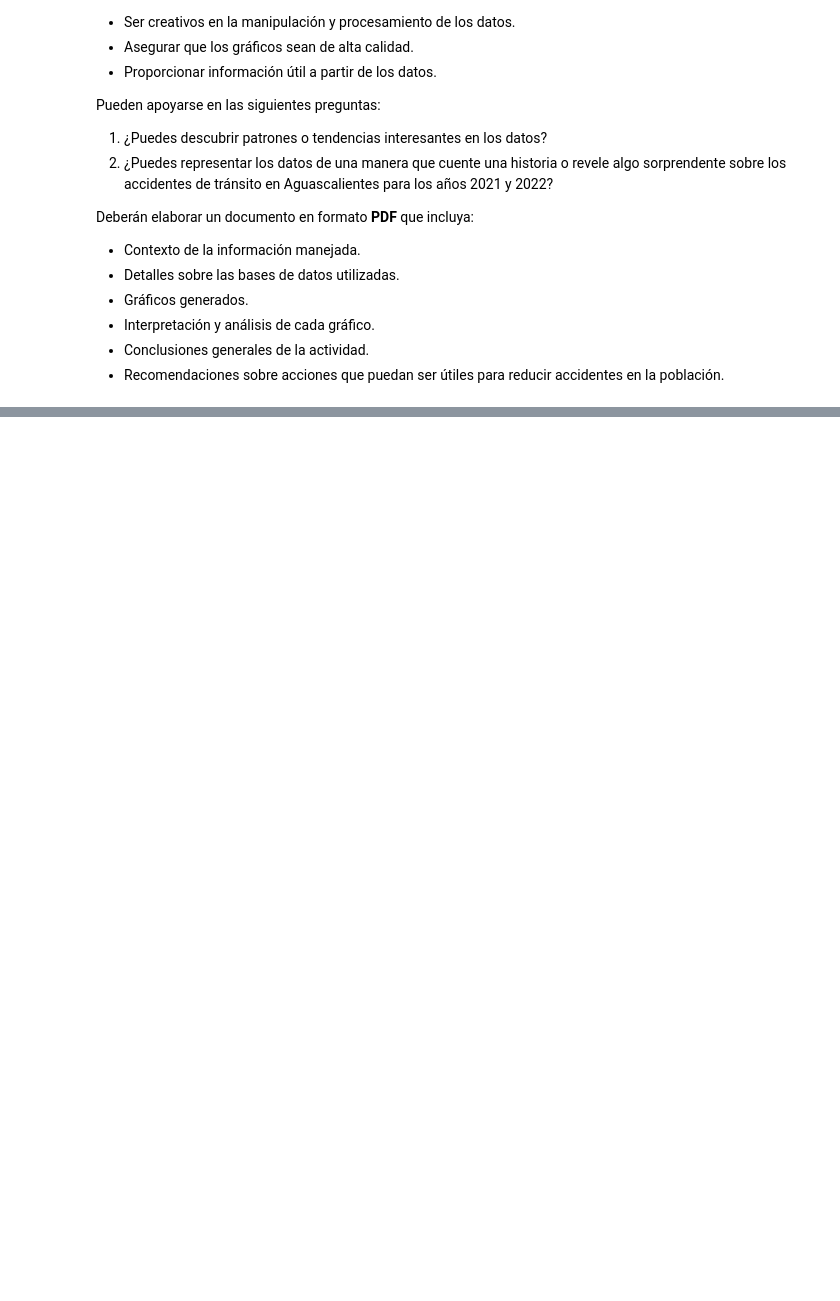
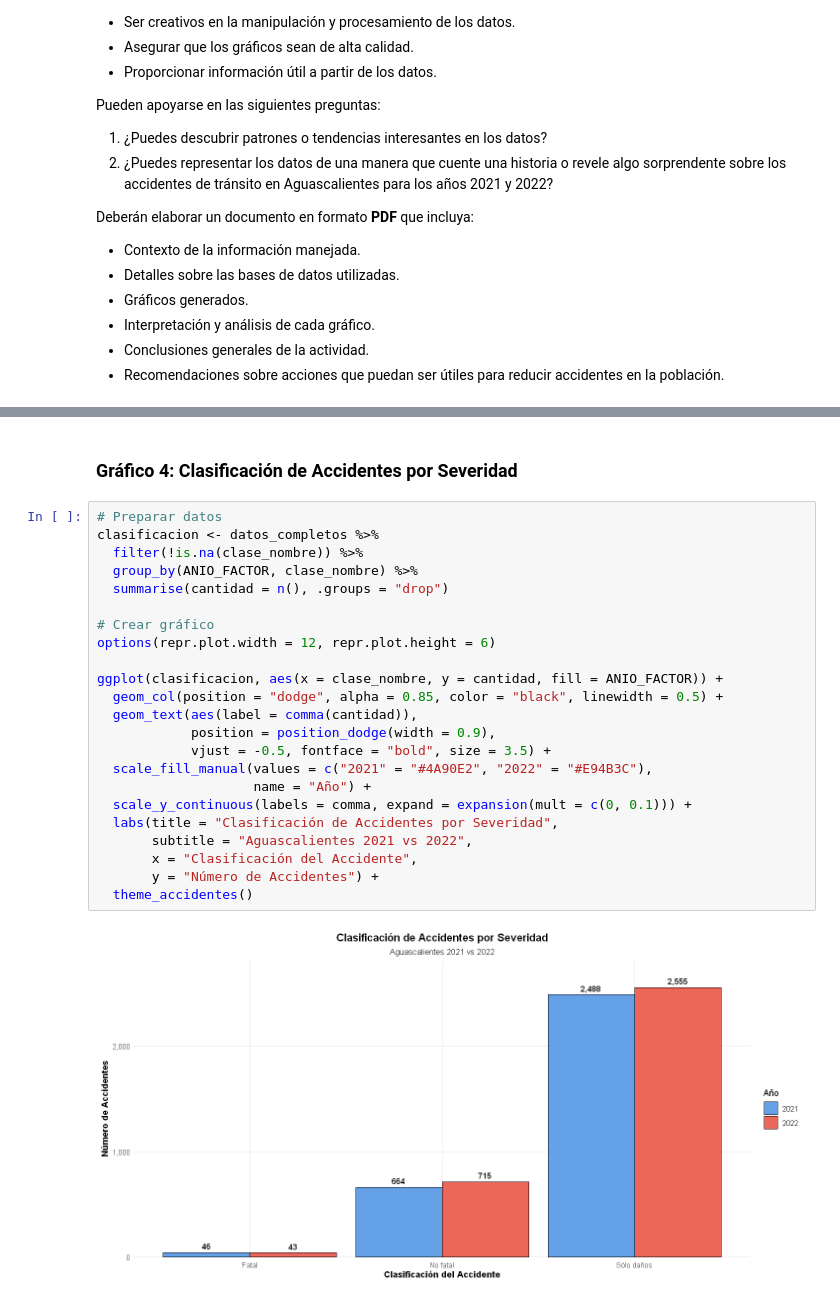
Before and after one commit to RKCbas/Maestria-en-Inteligencia-Artificial---Practicas, a Jupyter notebook: Cuatrimestre 2/3 - Lenguajes de ciencia de datos intermedio/Practica 6.1/Visualización de datos con ggplot2.ipynb, the cells around one changed output, grey strips where cells are left out. Cells and saved outputs as stored; diff of their text form; blank space fills up the shorter version.

```diff
--- a/Cuatrimestre 2/3 - Lenguajes de ciencia de datos intermedio/Practica 6.1/Visualización de datos con ggplot2.ipynb
+++ b/Cuatrimestre 2/3 - Lenguajes de ciencia de datos intermedio/Practica 6.1/Visualización de datos con ggplot2.ipynb
@@ -95,0 +513,27 @@ Deberán elaborar un documento en formato **PDF** que incluya:
+# %% [markdown]
+### Gráfico 4: Clasificación de Accidentes por Severidad
+# %%
+# Preparar datos
+clasificacion <- datos_completos %>%
+  filter(!is.na(clase_nombre)) %>%
+  group_by(ANIO_FACTOR, clase_nombre) %>%
+  summarise(cantidad = n(), .groups = "drop")
+
+# Crear gráfico
+options(repr.plot.width = 12, repr.plot.height = 6)
+
+ggplot(clasificacion, aes(x = clase_nombre, y = cantidad, fill = ANIO_FACTOR)) +
+  geom_col(position = "dodge", alpha = 0.85, color = "black", linewidth = 0.5) +
+  geom_text(aes(label = comma(cantidad)),
+            position = position_dodge(width = 0.9),
+            vjust = -0.5, fontface = "bold", size = 3.5) +
+  scale_fill_manual(values = c("2021" = "#4A90E2", "2022" = "#E94B3C"),
+                    name = "Año") +
+  scale_y_continuous(labels = comma, expand = expansion(mult = c(0, 0.1))) +
+  labs(title = "Clasificación de Accidentes por Severidad",
+       subtitle = "Aguascalientes 2021 vs 2022",
+       x = "Clasificación del Accidente",
+       y = "Número de Accidentes") +
+  theme_accidentes()
+# %% [output]
+[figure, added]
```
Also changed, not shown: parts of 74 cells of this notebook.
